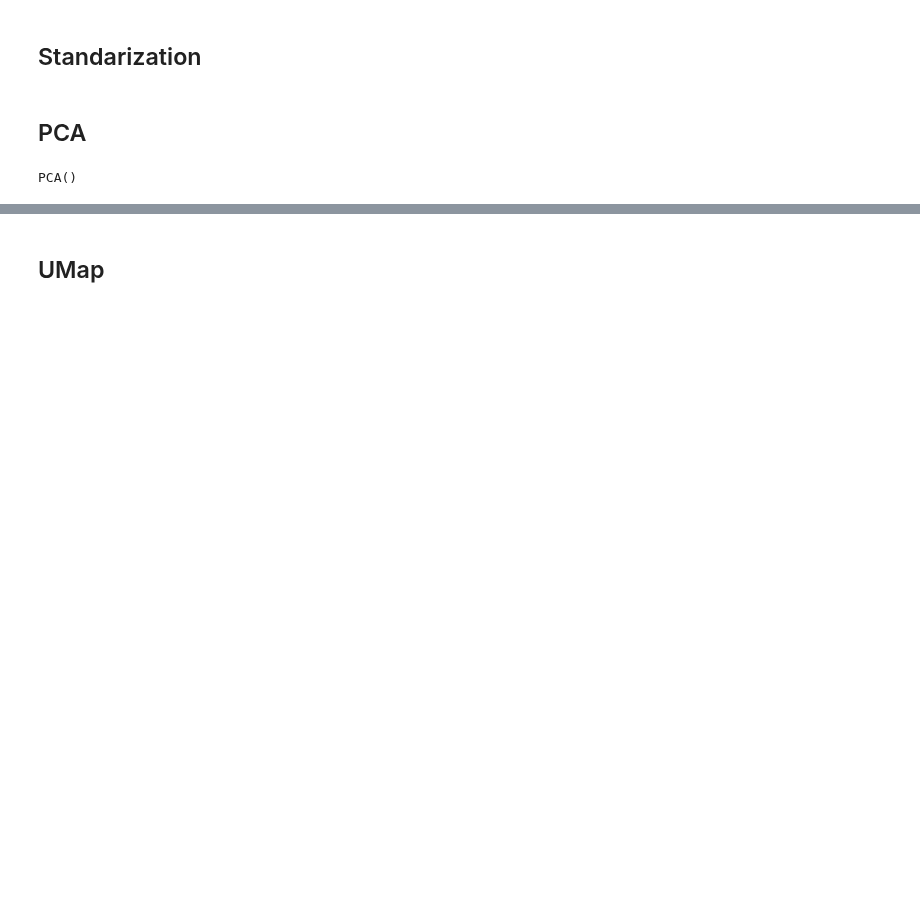
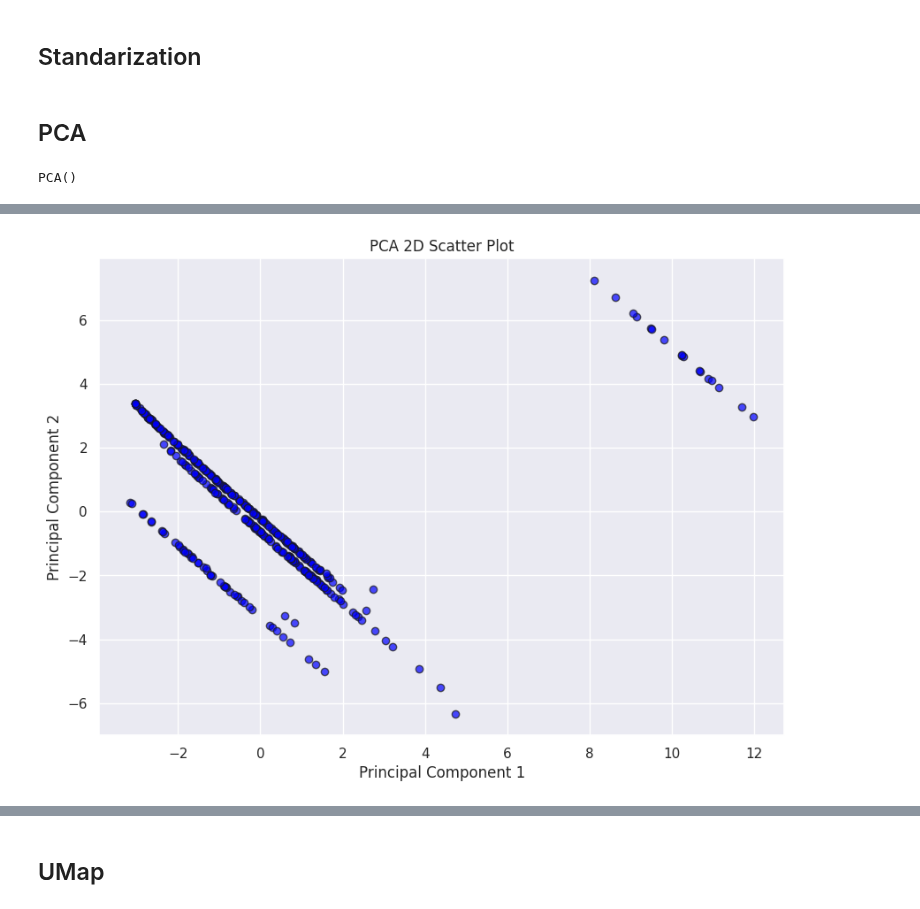
Before and after one commit to imAIgeneLAB/virtual_multiplexing, a Jupyter notebook: analysis/analysis.ipynb, the cells around one changed output, grey strips where cells are left out. Saved outputs shown, nothing was run; the diff lists cells and outputs as text; code cells hidden in the pictures; blank space fills up the shorter version.

```diff
--- a/analysis/analysis.ipynb
+++ b/analysis/analysis.ipynb
@@ -150,0 +97,17 @@ fig.write_html('/app/html/2-pca.html')
+# %%
+pca_result = pca.transform(nuclei_cytoplasm_std)
+pca_df = pd.DataFrame(pca_result, columns=['PC1', 'PC2'])
+# %%
+# 2D plot
+plt.figure(figsize=(10, 7))
+plt.scatter(pca_df['PC1'], pca_df['PC2'], c='blue', edgecolor='k', alpha=0.7)
+plt.title('PCA 2D Scatter Plot')
+plt.xlabel('Principal Component 1')
+plt.ylabel('Principal Component 2')
+plt.grid(True)
+
+plt.savefig('/app/html/2-pca.svg', format='svg')
+
+plt.show()
+# %% [output]
+[figure, added]
```
Also changed, not shown: parts of 38 cells of this notebook, 1 other file.
